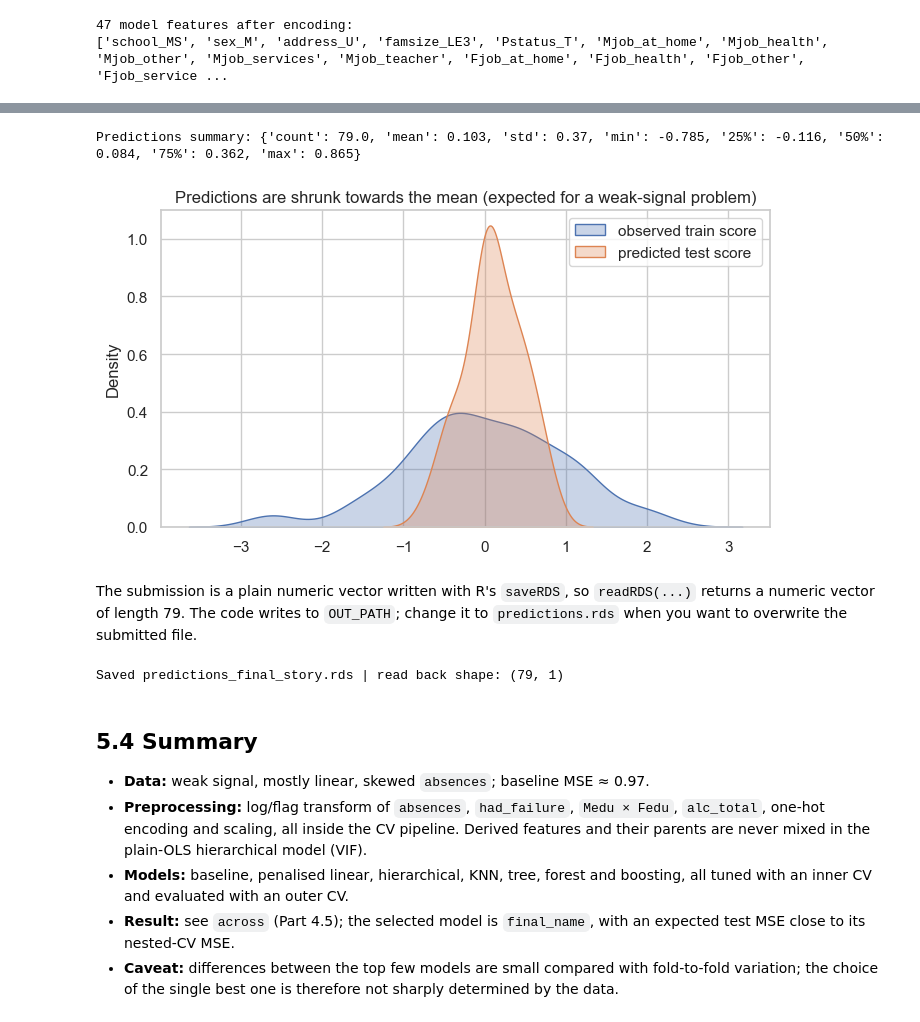
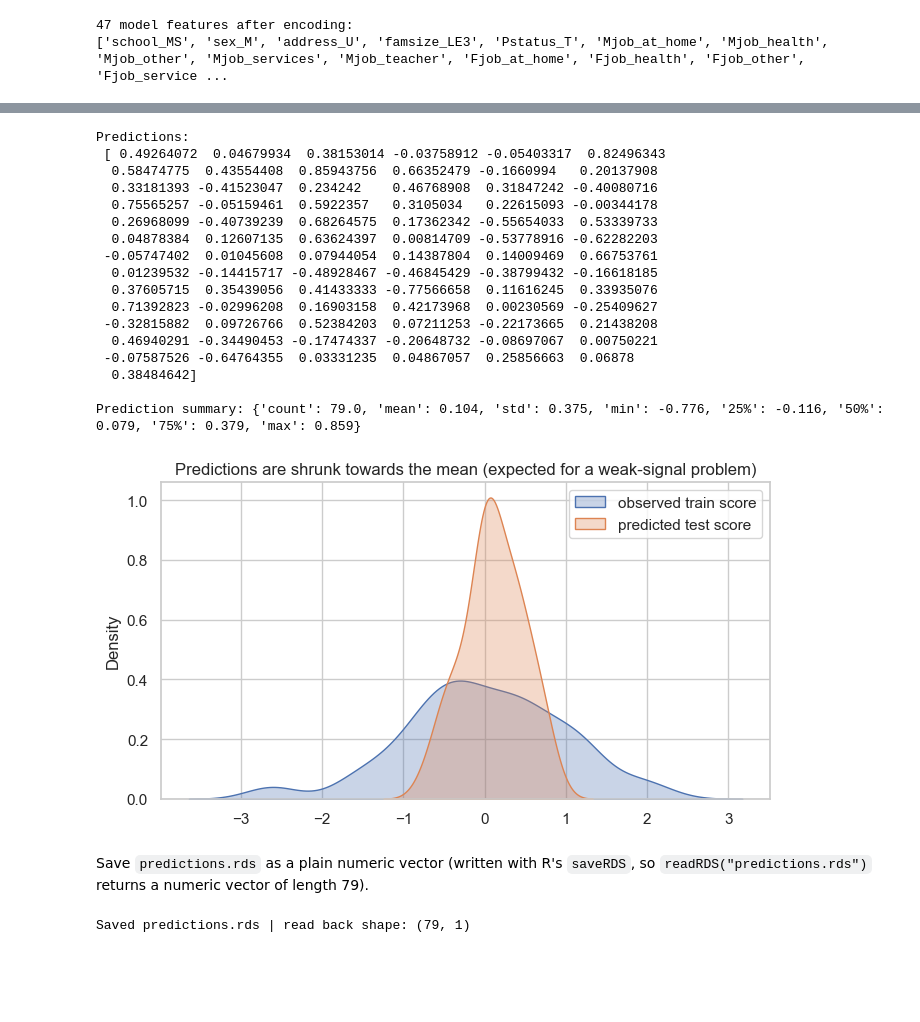
Before and after one commit to AureliaMei/assignment1-2, a Jupyter notebook: ass1_final.ipynb, the cells around one changed output, grey strips where cells are left out. Drawn from its saved outputs; the diff is of its cells as text; code cells hidden in the pictures; blank space fills up the shorter version.

```diff
--- a/ass1_final.ipynb
+++ b/ass1_final.ipynb
@@ -182,13 +199,11 @@ def engineer(df):
     d["log_absences"] = np.log1p(d["absences"])
     d["no_absences"] = (d["absences"] == 0).astype(float)
     d["had_failure"] = (d["failures"] > 0).astype(float)
-    d["Medu_x_Fedu"] = d["Medu"] * d["Fedu"]
+    d["Medu_plus_Fedu"] = d["Medu"] + d["Fedu"]
     d["alc_total"] = d["Dalc"] + d["Walc"]
     return d.drop(columns="absences")
 
-def no_fe(df):
-    return df
-
 X_eng = engineer(X_raw)
-X_eng.assign(score=y)[["log_absences", "no_absences", "had_failure", "Medu_x_Fedu", "alc_total", "score"]].describe().round(2)
+print(f"corr(Medu, Fedu) = {X_raw['Medu'].corr(X_raw['Fedu']):.2f} | corr(Dalc, Walc) = {X_raw['Dalc'].corr(X_raw['Walc']):.2f}")
+X_eng.assign(score=y)[["log_absences", "no_absences", "had_failure", "Medu_plus_Fedu", "alc_total", "score"]].describe().round(2)
 # %% [output]
@@ -360,24 +385,22 @@ class HierarchicalRegressor(RegressorMixin, BaseEstimator):
         return self.master_.predict(self._proxies(X))
 
 
-def hier_blocks(medu_fedu="raw", alc="raw"):
-    # Column lists for the three themes. Never includes both a derived feature and its parents (see 2.3).
-    # (`famsup`, absent from the earlier drafts' blocks, is placed in the family block.)
+def hier_blocks(parent_edu="separate", alcohol="separate"):
+    # Column lists for the three themes. Never includes both a derived sum and its parents (see 2.3).
     academic = ["school", "reason", "studytime", "failures", "had_failure",
                 "schoolsup", "paid", "higher", "log_absences", "no_absences", "traveltime"]
-    family = (["Medu", "Fedu"] if medu_fedu == "raw" else ["Medu_x_Fedu"]) + \
+    family = (["Medu", "Fedu"] if parent_edu == "separate" else ["Medu_plus_Fedu"]) + \
              ["guardian", "Mjob", "Fjob", "famsize", "Pstatus", "famrel", "nursery", "famsup"]
     lifestyle = ["age", "sex", "address", "health", "romantic", "activities", "internet", "freetime", "goout"] + \
-                (["Dalc", "Walc"] if alc == "raw" else ["alc_total"])
+                (["Dalc", "Walc"] if alcohol == "separate" else ["alc_total"])
     return academic, family, lifestyle
 
-HIER_VARIANTS = {   # 2 x 2 design: parents vs derived feature, for each pair
-    "Hier. A (Medu+Fedu, Dalc+Walc)":  dict(medu_fedu="raw",         alc="raw"),
-    "Hier. B (Medu×Fedu, Dalc+Walc)":  dict(medu_fedu="interaction", alc="raw"),
-    "Hier. C (Medu+Fedu, alc_total)":  dict(medu_fedu="raw",         alc="combo"),
-    "Hier. D (Medu×Fedu, alc_total)":  dict(medu_fedu="interaction", alc="combo"),
+HIER_VARIANTS = {   # 2 x 2 design: parents vs derived sum, for each pair
+    "Hier. A (Medu, Fedu / Dalc, Walc)":     dict(parent_edu="separate", alcohol="separate"),
+    "Hier. B (Medu_plus_Fedu / Dalc, Walc)": dict(parent_edu="sum",      alcohol="separate"),
+    "Hier. C (Medu, Fedu / alc_total)":      dict(parent_edu="separate", alcohol="total"),
+    "Hier. D (Medu_plus_Fedu / alc_total)":  dict(parent_edu="sum",      alcohol="total"),
 }
-HIER_MAIN = "Hier. D (Medu×Fedu, alc_total)"   # fixed in advance: the collinearity-free, most compact variant
 # %% [markdown]
 ### Model registry, tuning grids and CV scheme
 
@@ -402,7 +429,7 @@ MODELS = {
     "Random Forest": (RandomForestRegressor(n_estimators=300, random_state=SEED),
                       {"m__max_features": [0.2, 0.4], "m__min_samples_leaf": [3, 8]}),
     "Gradient Boosting": (GradientBoostingRegressor(subsample=0.7, random_state=SEED),
-                          {"m__learning_rate": [0.01, 0.03], "m__max_depth": [1, 2], "m__n_estimators": [100, 300]}),
+                          {"m__learning_rate": [0.005, 0.01, 0.03], "m__max_depth": [1, 2, 3], "m__n_estimators": [200, 300, 400]}),
 }
 FRAMEWORK = {BASE: "Baseline", "OLS": "Linear", "Ridge": "Linear", "Lasso": "Linear", "Elastic Net": "Linear",
              **{k: "Hierarchical" for k in HIER_VARIANTS},
@@ -681,19 +640,40 @@ The predictions are shrunk towards the mean: the model cannot separate the extre
 # %%
+final_cv = RepeatedKFold(n_splits=5, n_repeats=3, random_state=SEED)
+final = tuned("Random Forest", cv=final_cv).fit(X_raw, y)
+
 pred = final.predict(test)
-print("Predictions summary:", pd.Series(pred).describe().round(3).to_dict())
+
+print("\nPredictions:\n", pred)
+print("\nPrediction summary:", pd.Series(pred).describe().round(3).to_dict())
 
 fig, ax = plt.subplots(figsize=(7, 4))
 sns.kdeplot(y, ax=ax, label="observed train score", fill=True, alpha=.3)
 sns.kdeplot(pred, ax=ax, label="predicted test score", fill=True, alpha=.3)
 ax.set_title("Predictions are shrunk towards the mean (expected for a weak-signal problem)"); ax.legend()
 plt.tight_layout(); plt.show()
 # %% [output]
-Predictions summary: {'count': 79.0, 'mean': 0.103, 'std': 0.37, 'min': -0.785, '25%': -0.116, '50%': 0.084, '75%': 0.362, 'max': 0.865}
+Predictions:
+ [ 0.49264072  0.04679934  0.38153014 -0.03758912 -0.05403317  0.82496343
+  0.58474775  0.43554408  0.85943756  0.66352479 -0.1660994   0.20137908
+  0.33181393 -0.41523047  0.234242    0.46768908  0.31847242 -0.40080716
+  0.75565257 -0.05159461  0.5922357   0.3105034   0.22615093 -0.00344178
+  0.26968099 -0.40739239  0.68264575  0.17362342 -0.55654033  0.53339733
+  0.04878384  0.12607135  0.63624397  0.00814709 -0.53778916 -0.62282203
+ -0.05747402  0.01045608  0.07944054  0.14387804  0.14009469  0.66753761
+  0.01239532 -0.14415717 -0.48928467 -0.46845429 -0.38799432 -0.16618185
+  0.37605715  0.35439056  0.41433333 -0.77566658  0.11616245  0.33935076
+  0.71392823 -0.02996208  0.16903158  0.42173968  0.00230569 -0.25409627
+ -0.32815882  0.09726766  0.52384203  0.07211253 -0.22173665  0.21438208
+  0.46940291 -0.34490453 -0.17474337 -0.20648732 -0.08697067  0.00750221
+ -0.07587526 -0.64764355  0.03331235  0.04867057  0.25856663  0.06878
+  0.38484642]
+
+Prediction summary: {'count': 79.0, 'mean': 0.104, 'std': 0.375, 'min': -0.776, '25%': -0.116, '50%': 0.079, '75%': 0.379, 'max': 0.859}
-[figure, old version]
+[figure, new version]
 # %% [markdown]
-The submission is a plain numeric vector written with R's `saveRDS`, so `readRDS(...)` returns a numeric vector of length 79. The code writes to `OUT_PATH`; change it to `predictions.rds` when you want to overwrite the submitted file.
+Save `predictions.rds` as a plain numeric vector (written with R's `saveRDS`, so `readRDS("predictions.rds")` returns a numeric vector of length 79).
 # %%
-OUT_PATH = "predictions_final_story.rds"
+OUT_PATH = "predictions.rds"
 
 assert len(pred) == len(test) == 79 and np.isfinite(pred).all()
 if shutil.which("Rscript"):
@@ -707,12 +687,4 @@ else:
 check = pyreadr.read_r(OUT_PATH)[None]
 print("Saved", OUT_PATH, "| read back shape:", np.asarray(check).shape)
 # %% [output]
-Saved predictions_final_story.rds | read back shape: (79, 1)
+Saved predictions.rds | read back shape: (79, 1)
-# %% [markdown]
-## 5.4 Summary
-
-* **Data:** weak signal, mostly linear, skewed `absences`; baseline MSE ≈ 0.97.
-* **Preprocessing:** log/flag transform of `absences`, `had_failure`, `Medu × Fedu`, `alc_total`, one-hot encoding and scaling, all inside the CV pipeline. Derived features and their parents are never mixed in the plain-OLS hierarchical model (VIF).
-* **Models:** baseline, penalised linear, hierarchical, KNN, tree, forest and boosting, all tuned with an inner CV and evaluated with an outer CV.
-* **Result:** see `across` (Part 4.5); the selected model is `final_name`, with an expected test MSE close to its nested-CV MSE.
-* **Caveat:** differences between the top few models are small compared with fold-to-fold variation; the choice of the single best one is therefore not sharply determined by the data.
```
Also changed, not shown: parts of 47 cells of this notebook, 3 other files.
